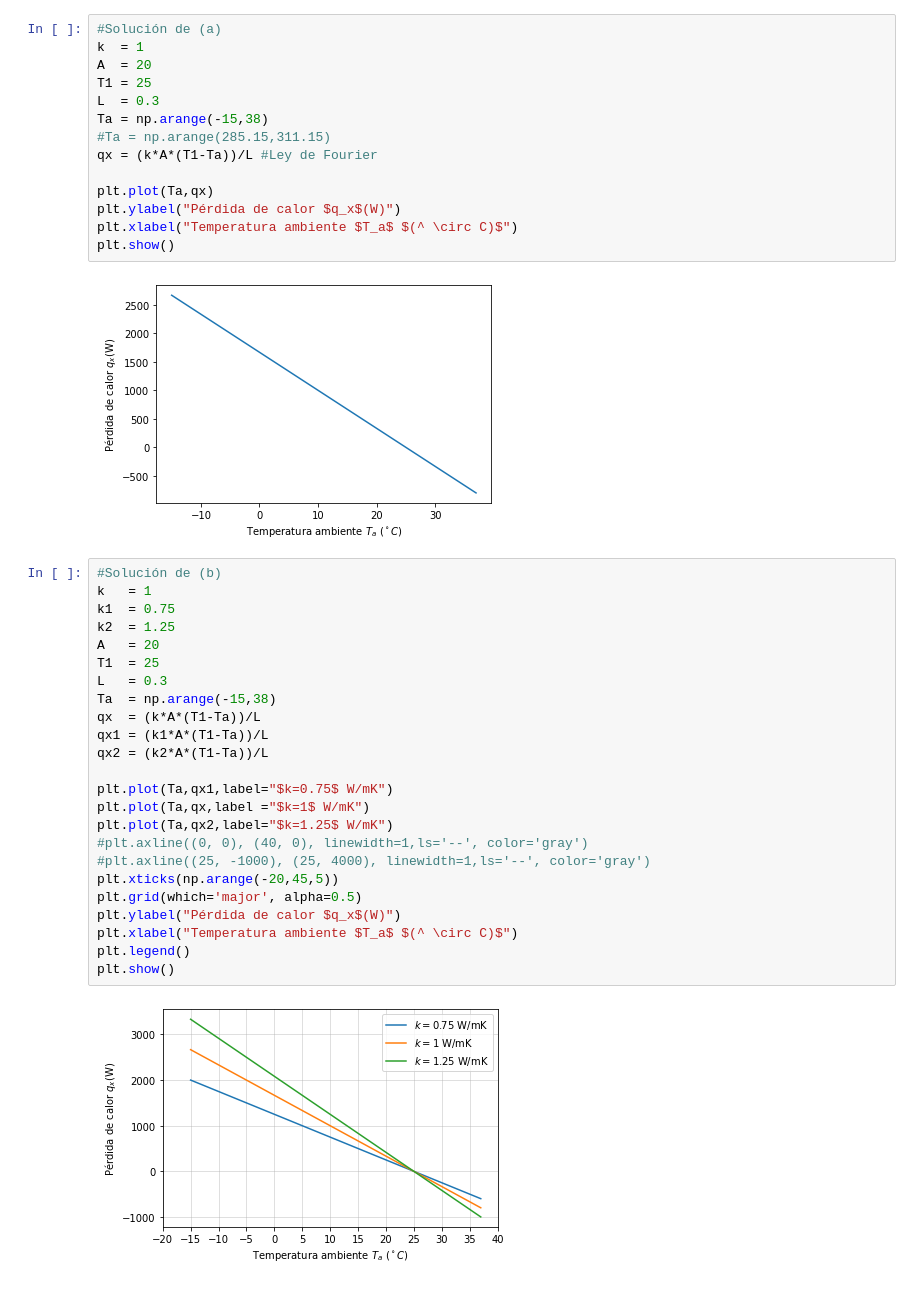
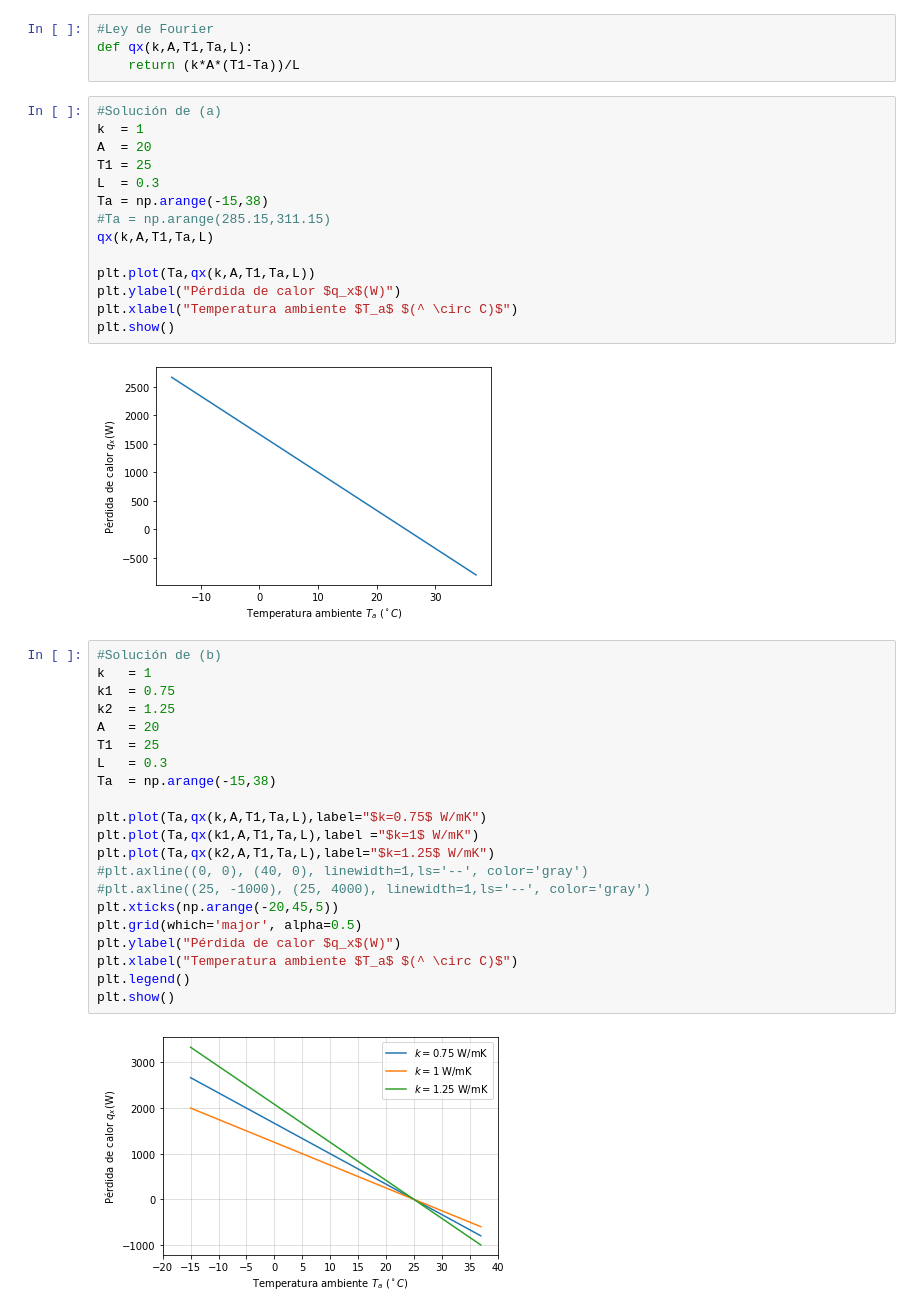
Before and after one commit to alegmor/C_P1.2, a Jupyter notebook: P1.2.ipynb, the cells around one changed output. Saved outputs shown, nothing was run; the diff lists cells and outputs as text.

```diff
--- a/P1.2.ipynb
+++ b/P1.2.ipynb
@@ -63,6 +63,10 @@ CelsiusKelvin(-15)
 #25-(-15), 298.15-258.15
 # %% [output]
 258.15
+# %%
+#Ley de Fourier
+def qx(k,A,T1,Ta,L):
+    return (k*A*(T1-Ta))/L
 # %%
 #Solución de (a)
 k  = 1
@@ -71,9 +75,9 @@ T1 = 25
 L  = 0.3
 Ta = np.arange(-15,38)
 #Ta = np.arange(285.15,311.15)
-qx = (k*A*(T1-Ta))/L #Ley de Fourier
+qx(k,A,T1,Ta,L)
 
-plt.plot(Ta,qx)
+plt.plot(Ta,qx(k,A,T1,Ta,L))
 plt.ylabel("Pérdida de calor $q_x$(W)")
 plt.xlabel("Temperatura ambiente $T_a$ $(^ \circ C)$")
 plt.show()
@@ -82,26 +86,23 @@ plt.show()
 # %%
 #Solución de (b)
 k   = 1
 k1  = 0.75
 k2  = 1.25
 A   = 20
 T1  = 25
 L   = 0.3
 Ta  = np.arange(-15,38)
-qx  = (k*A*(T1-Ta))/L
-qx1 = (k1*A*(T1-Ta))/L
-qx2 = (k2*A*(T1-Ta))/L
 
-plt.plot(Ta,qx1,label="$k=0.75$ W/mK")
-plt.plot(Ta,qx,label ="$k=1$ W/mK")
-plt.plot(Ta,qx2,label="$k=1.25$ W/mK")
+plt.plot(Ta,qx(k,A,T1,Ta,L),label="$k=0.75$ W/mK")
+plt.plot(Ta,qx(k1,A,T1,Ta,L),label ="$k=1$ W/mK")
+plt.plot(Ta,qx(k2,A,T1,Ta,L),label="$k=1.25$ W/mK")
 #plt.axline((0, 0), (40, 0), linewidth=1,ls='--', color='gray')
 #plt.axline((25, -1000), (25, 4000), linewidth=1,ls='--', color='gray')
 plt.xticks(np.arange(-20,45,5))
 plt.grid(which='major', alpha=0.5)
 plt.ylabel("Pérdida de calor $q_x$(W)")
 plt.xlabel("Temperatura ambiente $T_a$ $(^ \circ C)$")
 plt.legend()
 plt.show()
 # %% [output]
-[figure, old version]
+[figure, new version]
```
Also changed, not shown: parts of 1 cell of this notebook.
